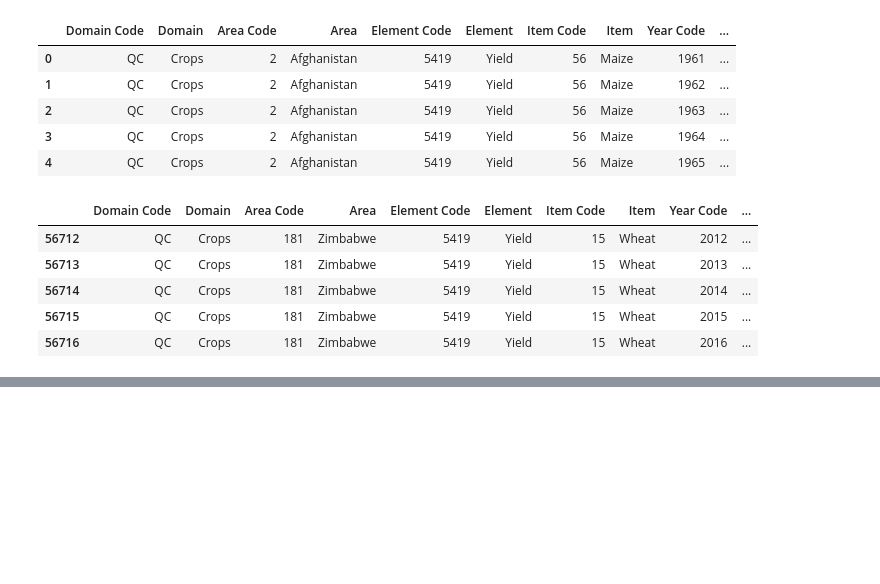
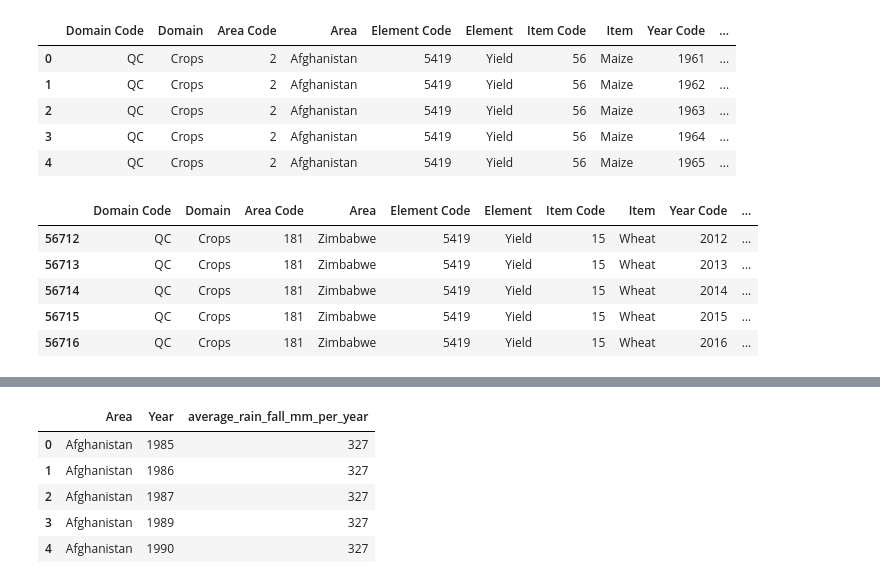
Before and after one commit to ryukirisame/crop-yield-prediction, a Jupyter notebook: crop yield predict.ipynb, the cells around one changed output, grey strips where cells are left out. Saved outputs shown, nothing was run; the diff lists cells and outputs as text; code cells hidden in the pictures; blank space fills up the shorter version.

```diff
--- a/crop yield predict.ipynb
+++ b/crop yield predict.ipynb
@@ -28,0 +76,11 @@ df_yield.tail()
+# %%
+# working on rainfall data
+df_rain = pd.read_csv('rainfall.csv')
+df_rain.head()
+# %% [output]
+|  | Area | Year | average_rain_fall_mm_per_year |
+| 0 | Afghanistan | 1985 | 327 |
+| 1 | Afghanistan | 1986 | 327 |
+| 2 | Afghanistan | 1987 | 327 |
+| 3 | Afghanistan | 1989 | 327 |
+| 4 | Afghanistan | 1990 | 327 |
```
Also changed, not shown: parts of 12 cells of this notebook.
